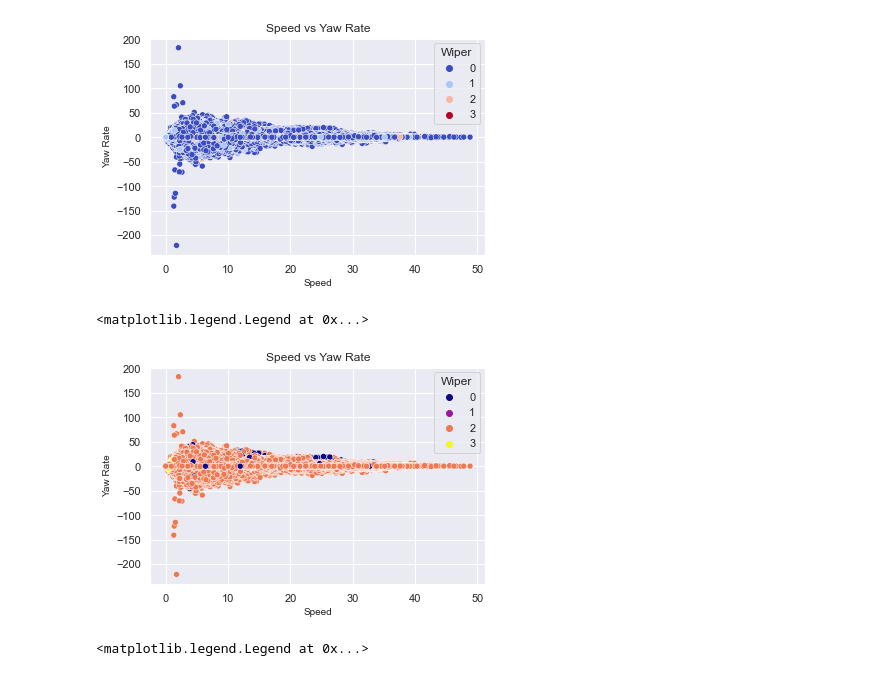
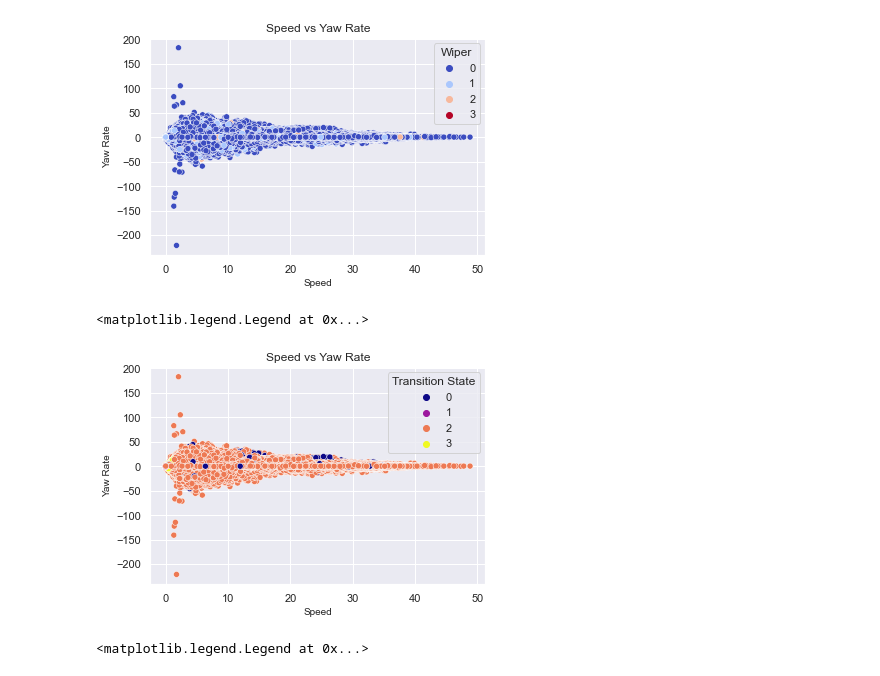
Before and after one commit to caroline-eggett/honda-interaction-analysis-hackathon, a Jupyter notebook: c_explore_host.ipynb, the cells around one changed output. Cells and saved outputs as stored; diff of their text form; code cells hidden in the pictures.

```diff
--- a/c_explore_host.ipynb
+++ b/c_explore_host.ipynb
@@ -106,13 +106,13 @@ plt.legend(title='Wiper')
 # %%
 # Speed vs Headlamp
 transtate_syw = sns.scatterplot(x='speed', y='yawrate', hue='transstate', data=df_host_subset, palette='plasma')
 transtate_syw.set(title='Speed vs Yaw Rate')
 transtate_syw.set_xlabel("Speed", fontsize = 10)
 transtate_syw.set_ylabel("Yaw Rate", fontsize = 10)
-plt.legend(title='Wiper')
+plt.legend(title='Transition State')
 # %% [output]
 <matplotlib.legend.Legend at 0x...>
-[figure, old version]
+[figure, new version]
 # %%
 # Speed vs Yaw Rate (Brake Status)
 transtate_syw = sns.scatterplot(x='speed', y='yawrate', hue='brakestatus', data=df_host_subset, palette='plasma')
```
Also changed, not shown: parts of 3 cells of this notebook, 4 other files.
